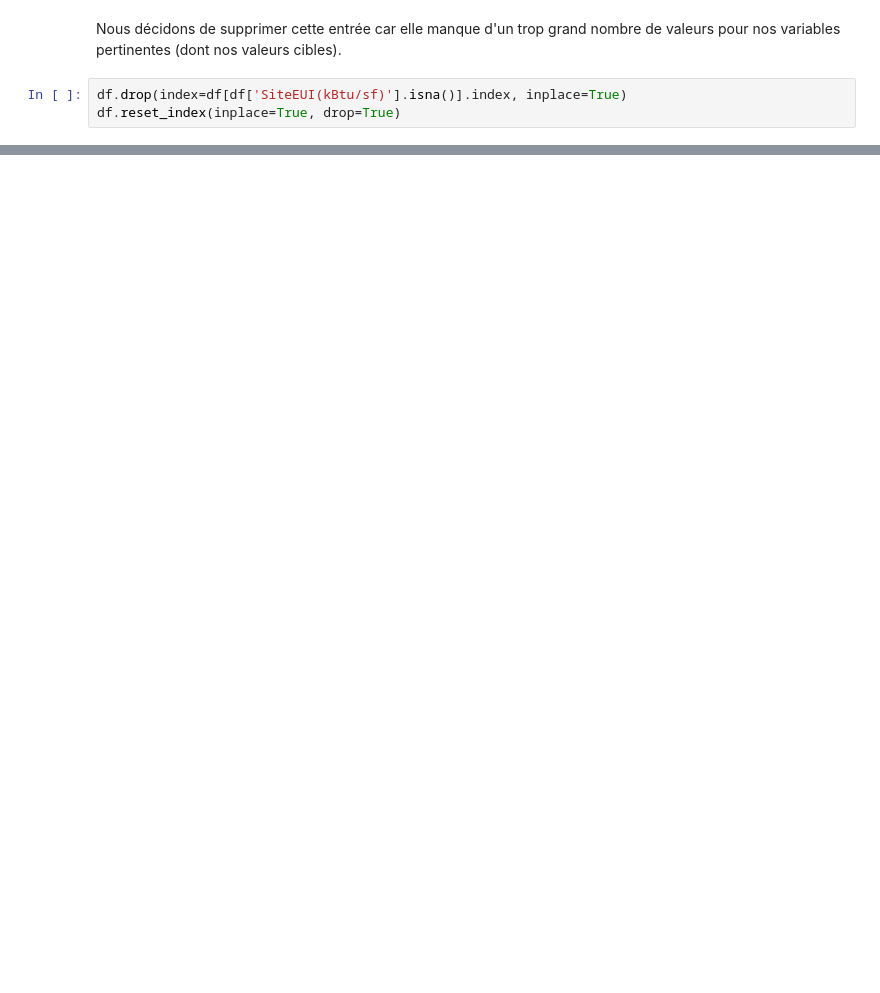
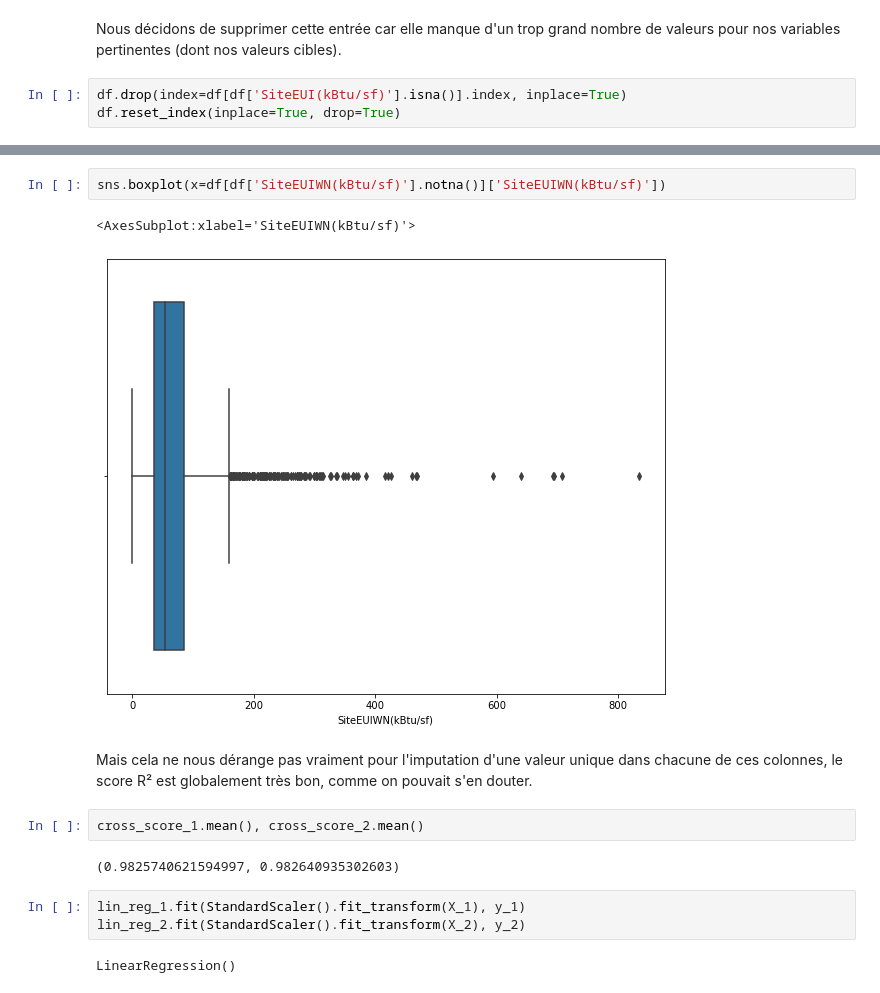
Before and after one commit to jkomb/P3---Consommation-des-b-timents-de-Seattle, a Jupyter notebook: KOMBEM_Jonathan_1_notebook_prediction_092022.ipynb, the cells around one changed output, grey strips where cells are left out. Cells and saved outputs as stored; diff of their text form; blank space fills up the shorter version.

Commit message:
PREDICTION - choix méthode d'imputation des valeurs manquantes

```diff
--- a/KOMBEM_Jonathan_1_notebook_prediction_092022.ipynb
+++ b/KOMBEM_Jonathan_1_notebook_prediction_092022.ipynb
@@ -365,0 +334,16 @@ corr_grps = [corr_grp_1, corr_grp_2, corr_grp_3]
+# %%
+sns.boxplot(x=df[df['SiteEUIWN(kBtu/sf)'].notna()]['SiteEUIWN(kBtu/sf)'])
+# %% [output]
+<AxesSubplot:xlabel='SiteEUIWN(kBtu/sf)'>
+[figure, added]
+# %% [markdown]
+Mais cela ne nous dérange pas vraiment pour l'imputation d'une valeur unique dans chacune de ces colonnes, le score R² est globalement très bon, comme on pouvait s'en douter.
+# %%
+cross_score_1.mean(), cross_score_2.mean()
+# %% [output]
+(0.9825740621594997, 0.982640935302603)
+# %%
+lin_reg_1.fit(StandardScaler().fit_transform(X_1), y_1)
+lin_reg_2.fit(StandardScaler().fit_transform(X_2), y_2)
+# %% [output]
+LinearRegression()
```
Also changed, not shown: parts of 82 cells of this notebook.
